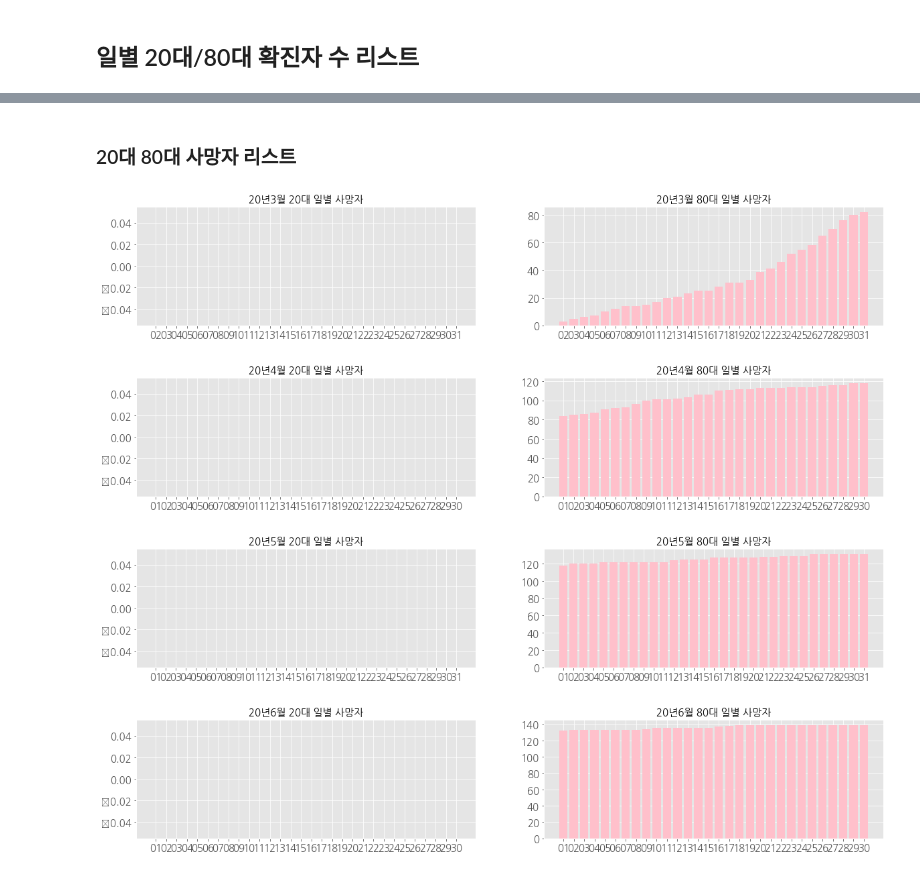
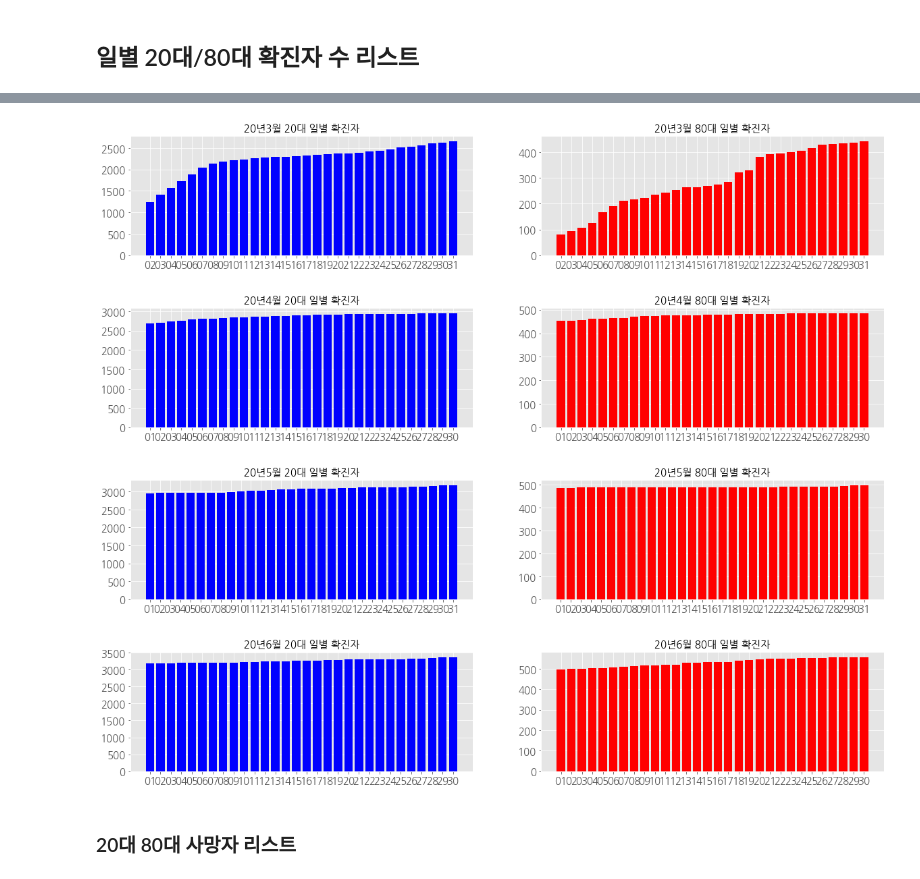
Before and after one commit to zoohoney/Python-Doing, a Jupyter notebook: CORONA-infographic.ipynb, the cells around one changed output, grey strips where cells are left out. Cells and saved outputs as stored; diff of their text form; code cells hidden in the pictures.

```diff
--- a/CORONA-infographic.ipynb
+++ b/CORONA-infographic.ipynb
@@ -345,31 +389,36 @@ month_date_confirmed80.append(tmp2)
 # %%
-import matplotlib.pyplot as plt
+# 막대 그래프
 
 for i in range(1,5):
     plt.figure(figsize= (20,15))
     plt.style.use('ggplot')      # 격자 무늬 스타일 지정
 
     # 20대 확진자 시각화
     plt.subplot(4,2,2*i-1)
     title='20년'+str(i+2)+"월 20대 일별 확진자"
     plt.title(title,fontsize=15)
     plt.xticks( fontsize=15)
     plt.yticks( fontsize=15)
     for j in range(len(month_date_date[i-1])):
         plt.bar(month_date_date[i-1][j],month_date_confirmed[i-1][j],color='b')
     #plt.rc('legend', fontsize=20) # 라벨 사이즈
     #plt.legend()
 
     # 80대 확진자 시각화
     plt.subplot(4,2,i*2)
     title='20년'+str(i+2)+"월 80대 일별 확진자"
     plt.title(title,fontsize=15)
     plt.xticks( fontsize=15)
     plt.yticks( fontsize=15)
     for j in range(len(month_date_date[i-1])):
-        plt.bar(month_date_date[i-1][j],month_date_confirmed80[i-1][j],color='pink')
+        plt.bar(month_date_date[i-1][j],month_date_confirmed80[i-1][j],color='r')
 
 plt.show()
+# %% [output]
+[figure, added]
+[figure, added]
+[figure, added]
+[figure, added]
 # %% [markdown]
 ### 20대 80대 사망자 리스트
 # %%
@@ -441,8 +490,3 @@ for i in range(1,5):
         plt.bar(month_date_date[i-1][j],month_date_deceased80[i-1][j],color='pink')
 
 plt.show()
-# %% [output]
-[figure, removed]
-[figure, removed]
-[figure, removed]
-[figure, removed]
```
Also changed, not shown: parts of 28 cells of this notebook.
